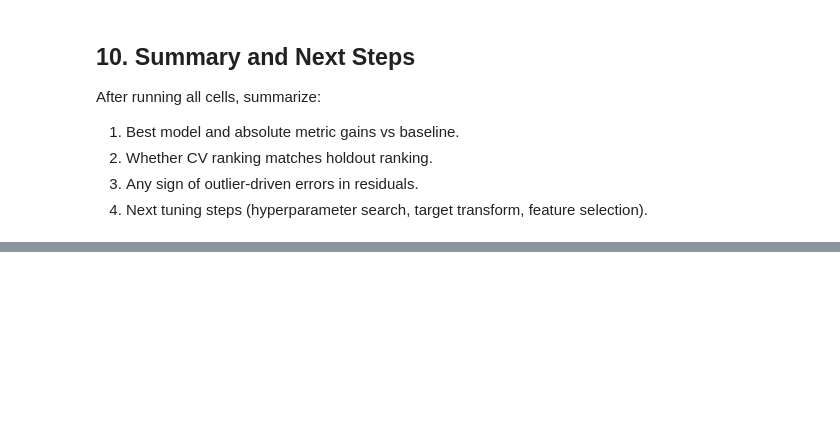
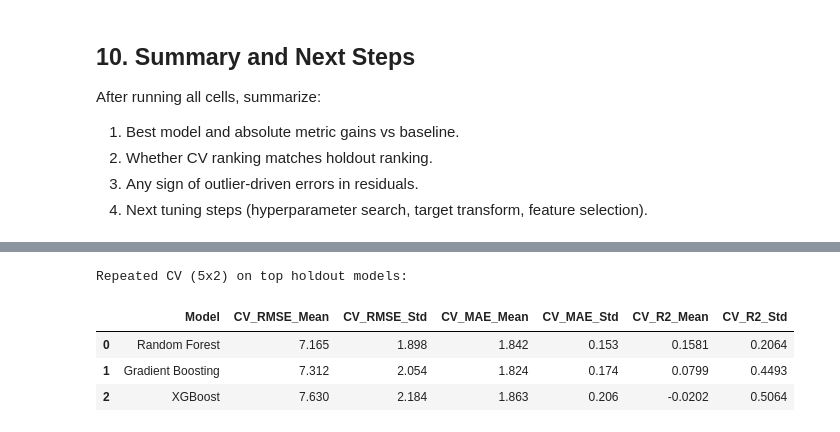
Before and after one commit to lauramanzanos23/INSY_674_FinalProject, a Jupyter notebook: models/PopularityModelComparison.ipynb, the cells around one changed output, grey strips where cells are left out. Drawn from its saved outputs; the diff is of its cells as text; code cells hidden in the pictures; blank space fills up the shorter version.

```diff
--- a/models/PopularityModelComparison.ipynb
+++ b/models/PopularityModelComparison.ipynb
@@ -514,0 +536,54 @@ After running all cells, summarize:
+# %%
+from sklearn.model_selection import RepeatedKFold, cross_validate
+
+# Re-evaluate top models under repeated CV for stability (beyond single split)
+TOP_N = min(3, len(results_df))
+top_models = results_df['Model'].head(TOP_N).tolist()
+
+rkfold = RepeatedKFold(n_splits=5, n_repeats=2, random_state=RANDOM_STATE)
+scoring = {
+    'rmse': 'neg_root_mean_squared_error',
+    'mae': 'neg_mean_absolute_error',
+    'r2': 'r2',
+}
+
+cv_rows = []
+for name in top_models:
+    model = models[name]
+    scores = cross_validate(
+        model,
+        X_train,
+        y_train,
+        cv=rkfold,
+        scoring=scoring,
+        n_jobs=-1,
+        return_train_score=False,
+    )
+
+    rmse_vals = -scores['test_rmse']
+    mae_vals = -scores['test_mae']
+    r2_vals = scores['test_r2']
+
+    cv_rows.append({
+        'Model': name,
+        'CV_RMSE_Mean': rmse_vals.mean(),
+        'CV_RMSE_Std': rmse_vals.std(ddof=0),
+        'CV_MAE_Mean': mae_vals.mean(),
+        'CV_MAE_Std': mae_vals.std(ddof=0),
+        'CV_R2_Mean': r2_vals.mean(),
+        'CV_R2_Std': r2_vals.std(ddof=0),
+    })
+
+robust_cv_df = pd.DataFrame(cv_rows).sort_values('CV_RMSE_Mean').reset_index(drop=True)
+print('Repeated CV (5x2) on top holdout models:')
+display(robust_cv_df.style.format({
+    'CV_RMSE_Mean': '{:.3f}', 'CV_RMSE_Std': '{:.3f}',
+    'CV_MAE_Mean': '{:.3f}', 'CV_MAE_Std': '{:.3f}',
+    'CV_R2_Mean': '{:.4f}', 'CV_R2_Std': '{:.4f}',
+}))
+# %% [output]
+Repeated CV (5x2) on top holdout models:
+|  | Model | CV_RMSE_Mean | CV_RMSE_Std | CV_MAE_Mean | CV_MAE_Std | CV_R2_Mean | CV_R2_Std |
+| 0 | Random Forest | 7.165 | 1.898 | 1.842 | 0.153 | 0.1581 | 0.2064 |
+| 1 | Gradient Boosting | 7.312 | 2.054 | 1.824 | 0.174 | 0.0799 | 0.4493 |
+| 2 | XGBoost | 7.630 | 2.184 | 1.863 | 0.206 | -0.0202 | 0.5064 |
```
Also changed, not shown: parts of 7 cells of this notebook, 16 other files.
